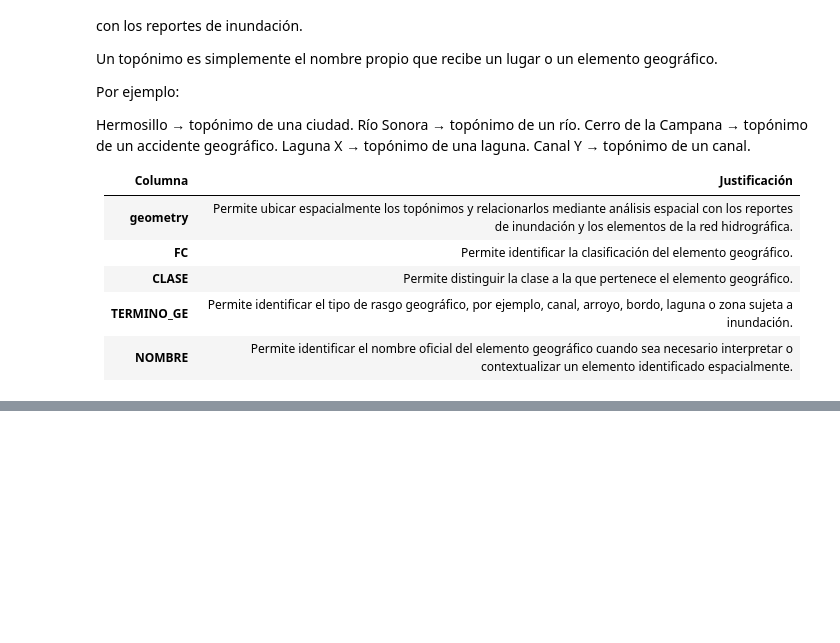
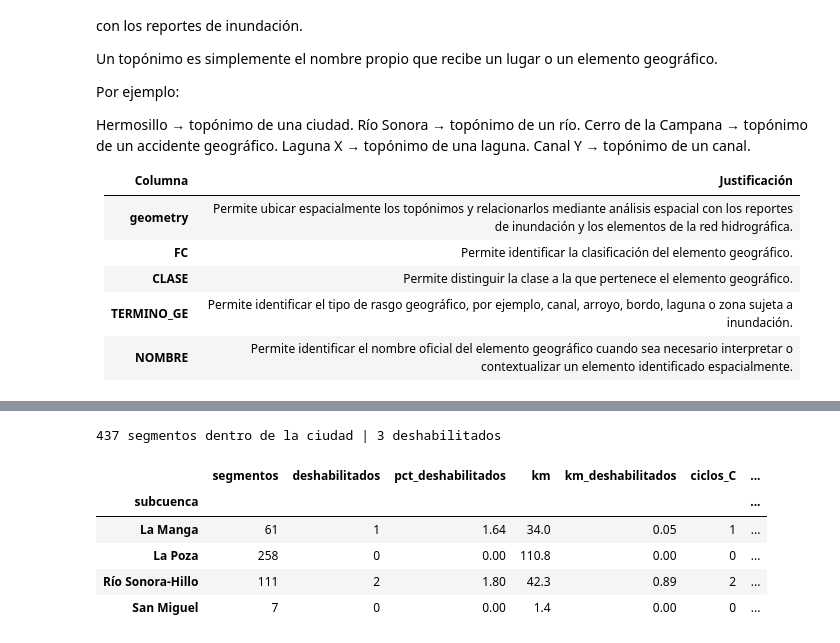
Before and after one commit to Mcd-2026-2-IngC-Team/proyecto-ingenieria-de-caracteristicas, a Jupyter notebook: notebooks/AAMM/03-AAMM-data-exploration.ipynb, the cells around one changed output, grey strips where cells are left out. Drawn from its saved outputs; the diff is of its cells as text; code cells hidden in the pictures; blank space fills up the shorter version.

```diff
--- a/notebooks/AAMM/03-AAMM-data-exploration.ipynb
+++ b/notebooks/AAMM/03-AAMM-data-exploration.ipynb
@@ -328,0 +470,46 @@ san_miguel_to_limpio.head()
+# %%
+# Leer los *_hl.shp de las 4 subcuencas y recortarlos a la ciudad.
+# El clip parte los segmentos en el limite, asi que la longitud se
+# recalcula con geometry.length (LENGTHM queda del segmento original).
+hl_ciudad = []
+for nombre, ruta in subcuencas.items():
+    hl = gpd.read_file(next(ruta.glob("*_hl.shp"))).to_crs(METRICO)
+    hl_ciudad.append(gpd.clip(hl, ciudad).assign(subcuenca=nombre))
+
+hl_ciudad = pd.concat(hl_ciudad, ignore_index=True)
+
+deshabilitados = hl_ciudad[hl_ciudad["ENABLED"] == 0]
+print(
+    f"{len(hl_ciudad)} segmentos dentro de la ciudad | "
+    f"{len(deshabilitados)} deshabilitados"
+)
+# %% [output]
+437 segmentos dentro de la ciudad | 3 deshabilitados
+# %%
+# Distribucion de ENABLED por subcuenca, solo dentro de la ciudad
+resumen = []
+for nombre, grupo in hl_ciudad.groupby("subcuenca"):
+    deshabilitado = grupo["ENABLED"] == 0
+    resumen.append(
+        {
+            "subcuenca": nombre,
+            "segmentos": len(grupo),
+            "deshabilitados": int(deshabilitado.sum()),
+            "pct_deshabilitados": round(deshabilitado.mean() * 100, 2),
+            "km": round(grupo.geometry.length.sum() / 1000, 1),
+            "km_deshabilitados": round(
+                grupo.loc[deshabilitado].geometry.length.sum() / 1000, 2
+            ),
+            "ciclos_C": int((grupo["DESC_ENABL"] == "C").sum()),
+            "bifurcaciones_B": int((grupo["DESC_ENABL"] == "B").sum()),
+        }
+    )
+
+pd.DataFrame(resumen).set_index("subcuenca")
+# %% [output]
+|  | segmentos | deshabilitados | pct_deshabilitados | km | km_deshabilitados | ciclos_C | ... |
+| subcuenca |  |  |  |  |  |  | ... |
+| La Manga | 61 | 1 | 1.64 | 34.0 | 0.05 | 1 | ... |
+| La Poza | 258 | 0 | 0.00 | 110.8 | 0.00 | 0 | ... |
+| Río Sonora-Hillo | 111 | 2 | 1.80 | 42.3 | 0.89 | 2 | ... |
+| San Miguel | 7 | 0 | 0.00 | 1.4 | 0.00 | 0 | ... |
```
Also changed, not shown: parts of 22 cells of this notebook, 7 other files.
